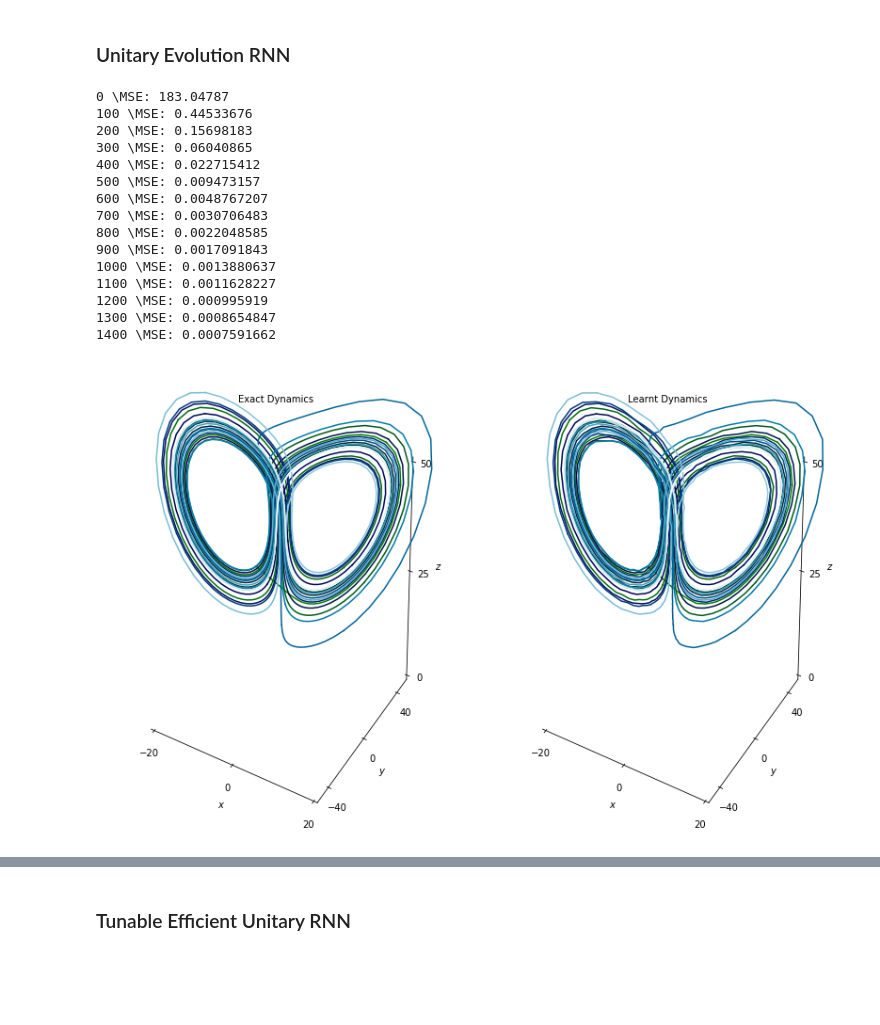
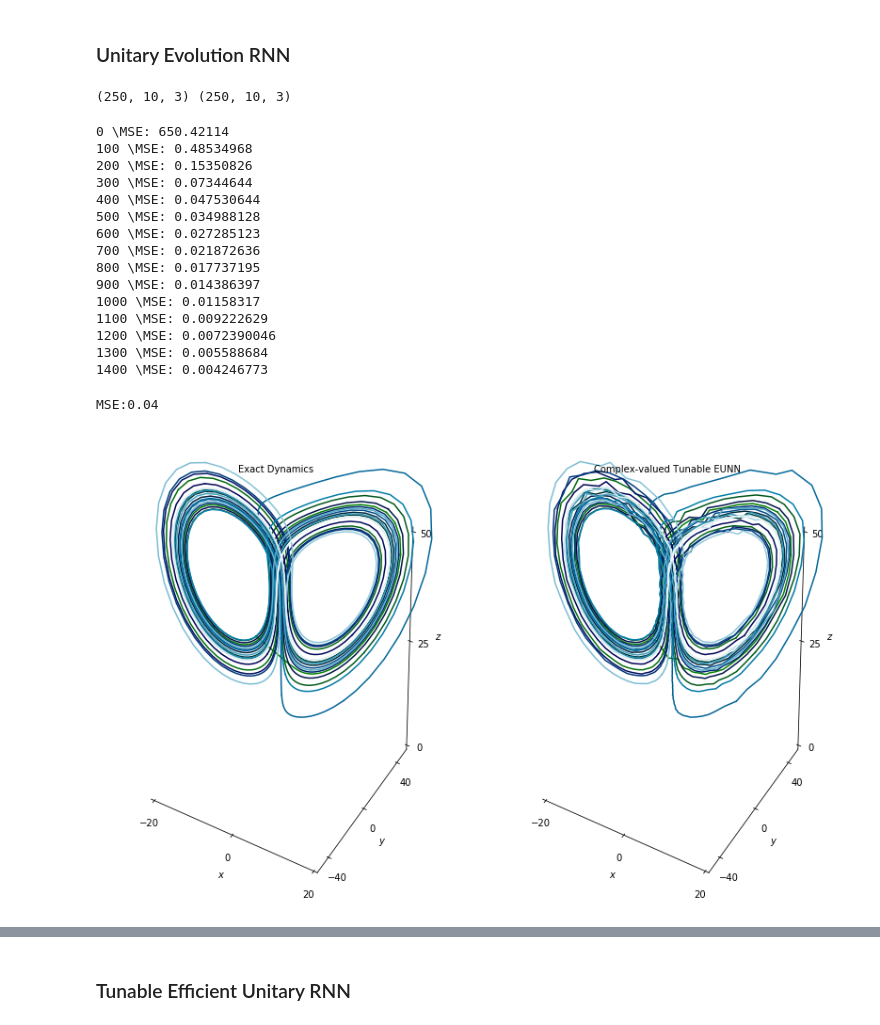
Before and after one commit to dalmeidalorraine/ComplexRNN, a Jupyter notebook: Lorenz_Real_ComplexRNN.ipynb, the cells around one changed output, grey strips where cells are left out. Cells and saved outputs as stored; diff of their text form; code cells hidden in the pictures; blank space fills up the shorter version.

```diff
--- a/Lorenz_Real_ComplexRNN.ipynb
+++ b/Lorenz_Real_ComplexRNN.ipynb
@@ -437,12 +424,12 @@ testDynamics(_data_test_three )
 ### Unitary Evolution RNN
 # %%
 #from URNN import URNNCell
-from SimpleURNN import SimpleURNNCell
+from complex_valued_models.SimpleURNN import SimpleURNNCell
 tf.reset_default_graph()
 
 n_steps = 10 #number of periods per vector we are using to predict one period ahead
 n_inputs = 3 #number of vectors submitted
-n_neurons = 100 #number of neurons we will recursively work through, can be changed to improve accuracy
+n_neurons = 25 #number of neurons we will recursively work through, can be changed to improve accuracy
 n_outputs = 3 #number of output vectors
 
 X = tf.placeholder(tf.float32, [None, n_steps, n_inputs])
@@ -451,7 +438,7 @@ y = tf.placeholder(tf.float32, [None, n_steps, n_outputs])
 basic_cell = SimpleURNNCell(num_units=n_neurons, num_in=3)
 rnn_outputs, states = tf.nn.dynamic_rnn(basic_cell, X, dtype=tf.float32) #Choose dynamic over static
 
-learning_rate = 0.001 # Small learning rate so we don't overshoot the minimum
+learning_rate = 0.01 # Small learning rate so we don't overshoot the minimum
 
 stacked_rnn_outputs = tf.reshape(rnn_outputs, [-1, 2*n_neurons]) #change the form into a tensor
 stacked_outputs = tf.layers.dense(stacked_rnn_outputs, n_outputs) #specify the type of layers
@@ -472,6 +459,9 @@ x_batches, y_batches = train_data, train_data
 test_one = reshape_dataset(_data_test_one)
 test_two = reshape_dataset(_data_test_two)
 test_three = reshape_dataset(_data_test_three)
+print(x_batches.shape, y_batches.shape)
+# %% [output]
+(250, 10, 3) (250, 10, 3)
 # %%
 n_iterations =1500
 batch_size = 50
@@ -487,31 +477,34 @@ with tf.Session() as sess:
     y_pred_two = sess.run(urnn_outputs, feed_dict={X: test_two})
     y_pred_three = sess.run(urnn_outputs, feed_dict={X: test_three})
 # %% [output]
-0 \MSE: 183.04787
-100 \MSE: 0.44533676
-200 \MSE: 0.15698183
-300 \MSE: 0.06040865
-400 \MSE: 0.022715412
-500 \MSE: 0.009473157
-600 \MSE: 0.0048767207
-700 \MSE: 0.0030706483
-800 \MSE: 0.0022048585
-900 \MSE: 0.0017091843
-1000 \MSE: 0.0013880637
-1100 \MSE: 0.0011628227
-1200 \MSE: 0.000995919
-1300 \MSE: 0.0008654847
-1400 \MSE: 0.0007591662
+0 \MSE: 650.42114
+100 \MSE: 0.48534968
+200 \MSE: 0.15350826
+300 \MSE: 0.07344644
+400 \MSE: 0.047530644
+500 \MSE: 0.034988128
+600 \MSE: 0.027285123
+700 \MSE: 0.021872636
+800 \MSE: 0.017737195
+900 \MSE: 0.014386397
+1000 \MSE: 0.01158317
+1100 \MSE: 0.009222629
+1200 \MSE: 0.0072390046
+1300 \MSE: 0.005588684
+1400 \MSE: 0.004246773
 # %%
 # initial condition
 def test_dynamics_complex(test_data, yhat):
     yhat.shape = (samples, dim)
     test_data.shape = (samples, dim)
-    plotComparison(test_data, 'Exact Dynamics', yhat, 'Learnt Dynamics')
+    plotComparison(test_data, 'Exact Dynamics', yhat, 'Complex-valued Tunable EUNN')
+    mse = mean_squared_error(test_data, yhat)
+    print("MSE:%.2f" % mse)
 
 test_dynamics_complex(test_one, y_pred_one)
 # %% [output]
+MSE:0.04
-[figure, old version]
+[figure, new version]
 # %%
 test_dynamics_complex(test_two, y_pred_two)
 # %% [output]
```
Also changed, not shown: parts of 19 cells of this notebook, 14 other files.
